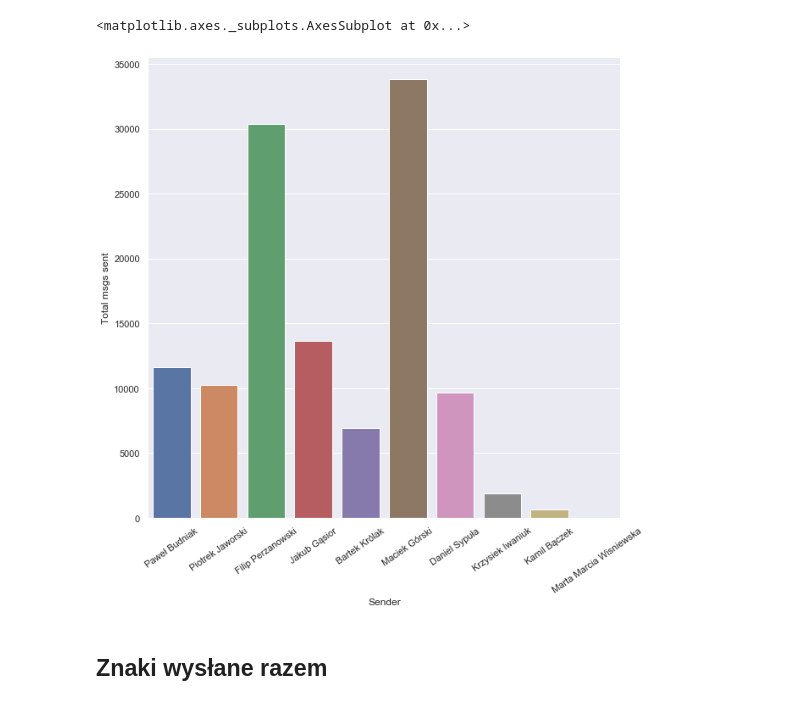
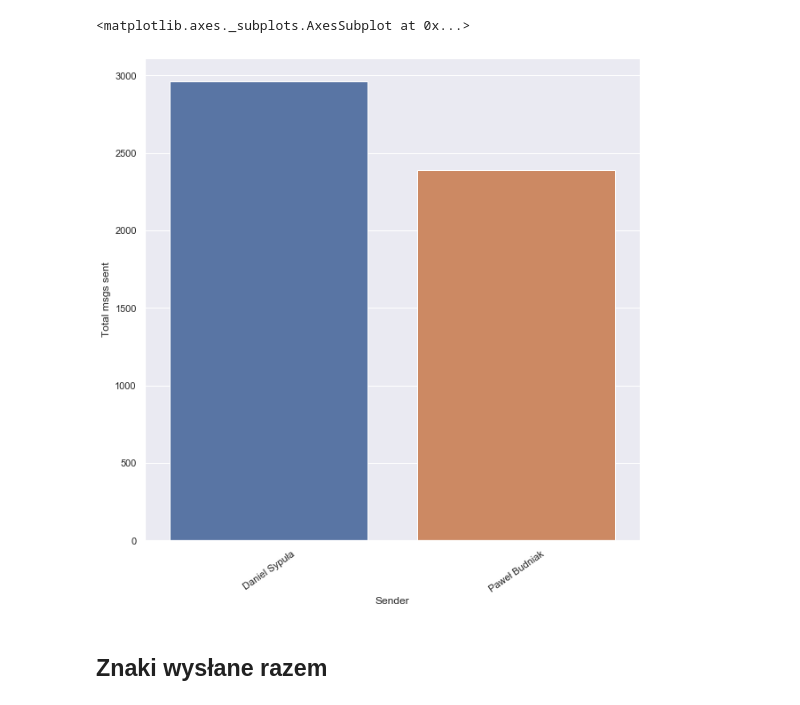
Before and after one commit to PawelBudniak/Messenger-chat-analysis, a Jupyter notebook: messenger_stats.ipynb, the cells around one changed output. Saved outputs shown, nothing was run; the diff lists cells and outputs as text; code cells hidden in the pictures.

```diff
--- a/messenger_stats.ipynb
+++ b/messenger_stats.ipynb
@@ -1,25 +1,25 @@
 # %%
 %matplotlib inline
 import matplotlib.pyplot as plt
 import stats
 import pandas as pd
 import seaborn as sns
 
-json_chat = 'skladczarnuchow.json'
+json_chat = R'data\skladczarnuchow.json'
 
 
-chat = stats.load_json(json_chat)
-#chat = stats.load_from_path(R'D:\facebook html i json\DanielSypula_cJS-IpkT2A')
+#chat = stats.load_json(json_chat)
+chat = stats.load_from_path(R'D:\facebook html i json\facebook-json\DanielSypula_cJS-IpkT2A', 'json')
 msg_stats = stats.get_msg_stats(chat)
 df = pd.DataFrame(((k,*v) for k,v in msg_stats.items()))
 df.columns = ['Sender', 'Total msgs sent', 'Avg msg length', 'Total chars sent']
 sns.set(rc={'figure.figsize':(10,10)})
 ax = sns.barplot(x='Sender', y='Total msgs sent', data=df)
 ax.set_xticklabels(ax.get_xticklabels(), rotation =35)
 ax
 # %% [output]
 <matplotlib.axes._subplots.AxesSubplot at 0x...>
-[figure, old version]
+[figure, new version]
 # %% [markdown]
 ## Znaki wysłane razem
 # %%
```
Also changed, not shown: parts of 12 cells of this notebook, 1 other file.
